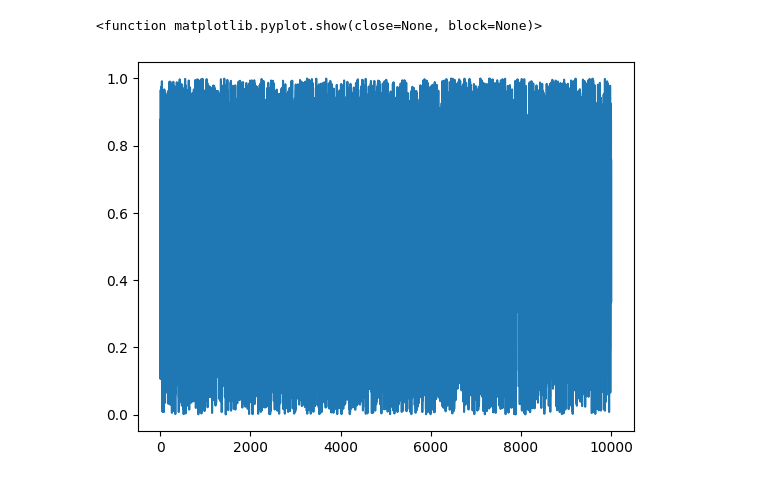
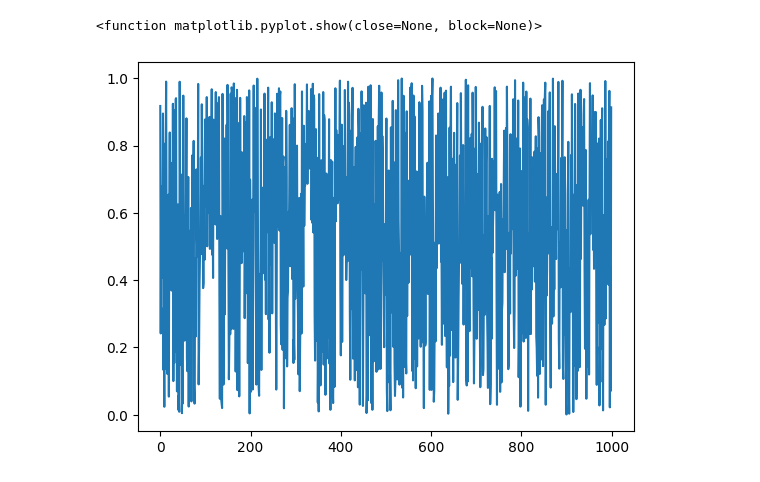
Before and after one commit to Azegon/ComputationalPhysics300, a Jupyter notebook: Projects/ItaV2.ipynb, the cells around one changed output. Cells and saved outputs as stored; diff of their text form; code cells hidden in the pictures.

```diff
--- a/Projects/ItaV2.ipynb
+++ b/Projects/ItaV2.ipynb
@@ -10,6 +10,9 @@ def Itamaraca(N = 1):
     Technique by
     Henrique Pereira, D. (2022). Itamaracá: A Novel Simple Way to Generate Pseudo-random Numbers. Cambridge Open Engage. doi:10.33774/coe-2022-zsw6t
 
+    Seed generation method from
+    https://www.youtube.com/watch?v=zHZx9ByTo2s
+
     Generates a list of random numbers from 0 < x < 1
     Args:
     N int:
@@ -19,36 +22,41 @@ def Itamaraca(N = 1):
     #any number here, more precision with larger numbers
     m = 2**31
     #seed generation, needs 3 numbers smaller then m
+    #gets number from time muiltiplied by processing id, then takes the modulus of m to get a number less then m
+    #random factors added to generate diffrent numbers
     snlist = [int(time.time()*os.getpid())%m, int(time.time()*os.getpid()*15)%m,int(time.time()*os.getpid()*73)%m]
 
+    #case for single number
     if N  == 1:
         p = np.absolute((snlist[2]-snlist[1])+(snlist[1]-snlist[0]))
         #needs square root of number between 1<x<4
+        #used pi for the squareroot variable
         FN = int(np.absolute(m-(p*np.sqrt(3.1459))))
         return FN/m
 
+    #case for list of numbers
     elif N > 1:
         p = 0
         FN = 0
         results = []
         for i in range(N):
             p = np.absolute((snlist[2]-snlist[1])+(snlist[1]-snlist[0]))
             #needs square root of number between 1<x<4
             FN = int(np.absolute(m-(p*np.sqrt(3.1459))))
             #dividing FN/n gives you a float ranging from 0 < x < 1
             results.append(FN/m)
             #adds FN to newest sn number, then pops oldest number
             snlist.append(FN)
             snlist.pop(0)
         return results
-
+    #error case
     else:
         print("ERROR: N < 0, Has to be greater than 1")
 
-results = Itamaraca(10000)
+results = Itamaraca(1000)
 x = range(len(results))
 plt.plot(x, results)
 plt.show
 # %% [output]
 <function matplotlib.pyplot.show(close=None, block=None)>
-[figure, old version]
+[figure, new version]
```
